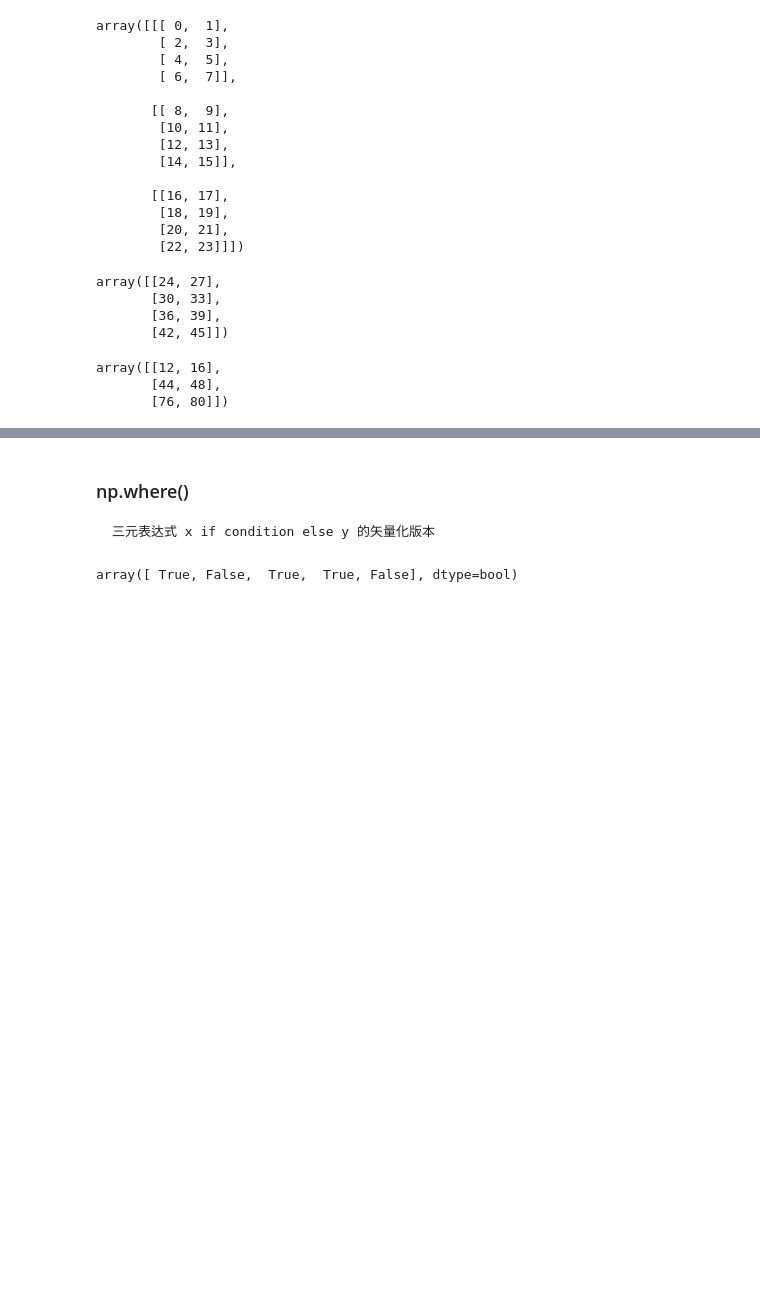
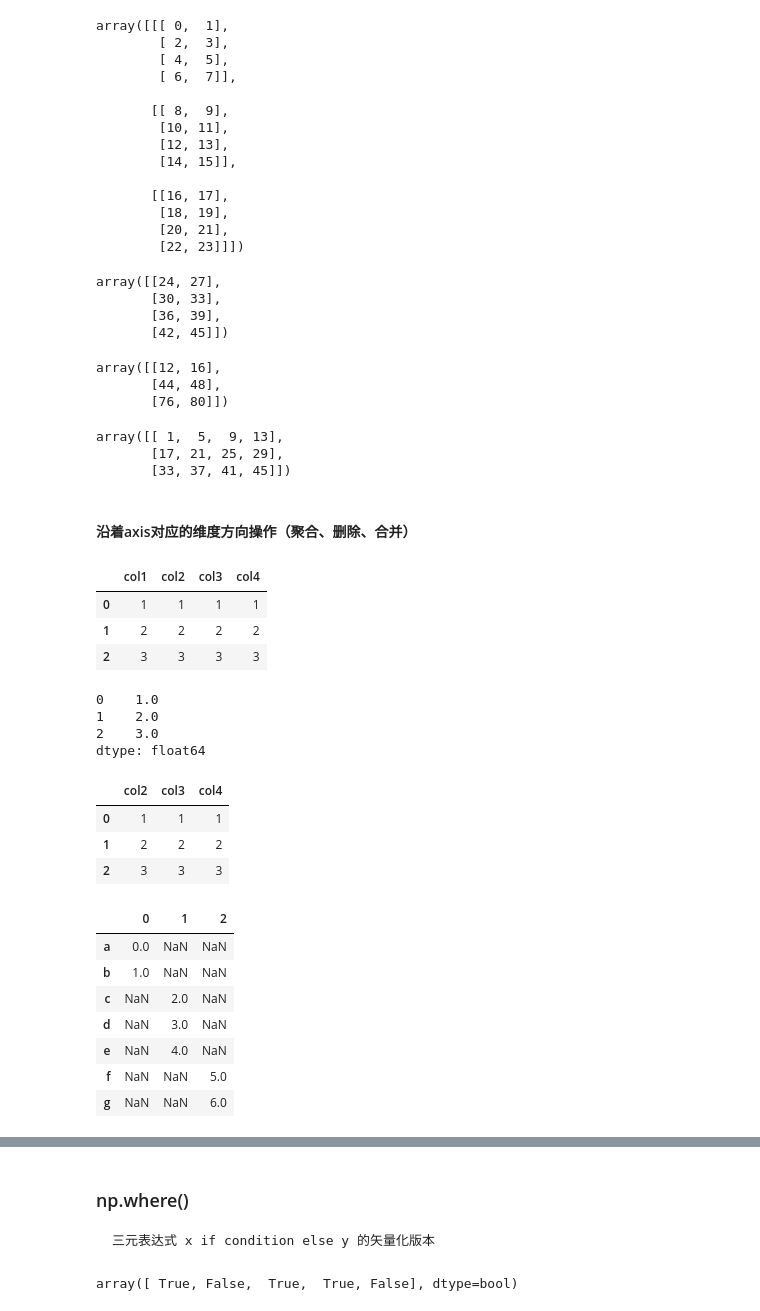
Before and after one commit to FrankProL/aPython, a Jupyter notebook: NUmpy_ufunc_3.ipynb, the cells around one changed output, grey strips where cells are left out. Cells and saved outputs as stored; diff of their text form; code cells hidden in the pictures; blank space fills up the shorter version.

```diff
--- a/NUmpy_ufunc_3.ipynb
+++ b/NUmpy_ufunc_3.ipynb
@@ -150,3 +157,11 @@ arr.sum(axis=1)
 array([[12, 16],
        [44, 48],
        [76, 80]])
+# %%
+arr.sum(axis=2)
+# %% [output]
+array([[ 1,  5,  9, 13],
+       [17, 21, 25, 29],
+       [33, 37, 41, 45]])
+# %% [markdown]
+#### 沿着axis对应的维度方向操作（聚合、删除、合并）
@@ -152,0 +172,21 @@ array([[12, 16],
+# %%
+df
+# %% [output]
+|  | col1 | col2 | col3 | col4 |
+| 0 | 1 | 1 | 1 | 1 |
+| 1 | 2 | 2 | 2 | 2 |
+| 2 | 3 | 3 | 3 | 3 |
+# %%
+df.mean(axis=1)
+# %% [output]
+0    1.0
+1    2.0
+2    3.0
+dtype: float64
+# %%
+df.drop('col1',axis=1)
+# %% [output]
+|  | col2 | col3 | col4 |
+| 0 | 1 | 1 | 1 |
+| 1 | 2 | 2 | 2 |
+| 2 | 3 | 3 | 3 |
@@ -152,0 +195,15 @@ array([[12, 16],
+# %%
+s1=Series([0,1],index=['a','b'])
+s2=Series([2,3,4],index=['c','d','e'])
+s3=Series([5,6],index=['f','g'])
+# %%
+pd.concat([s1,s2,s3],axis=1)
+# %% [output]
+|  | 0 | 1 | 2 |
+| a | 0.0 | NaN | NaN |
+| b | 1.0 | NaN | NaN |
+| c | NaN | 2.0 | NaN |
+| d | NaN | 3.0 | NaN |
+| e | NaN | 4.0 | NaN |
+| f | NaN | NaN | 5.0 |
+| g | NaN | NaN | 6.0 |
```
Also changed, not shown: parts of 9 cells of this notebook, 5 other files.
